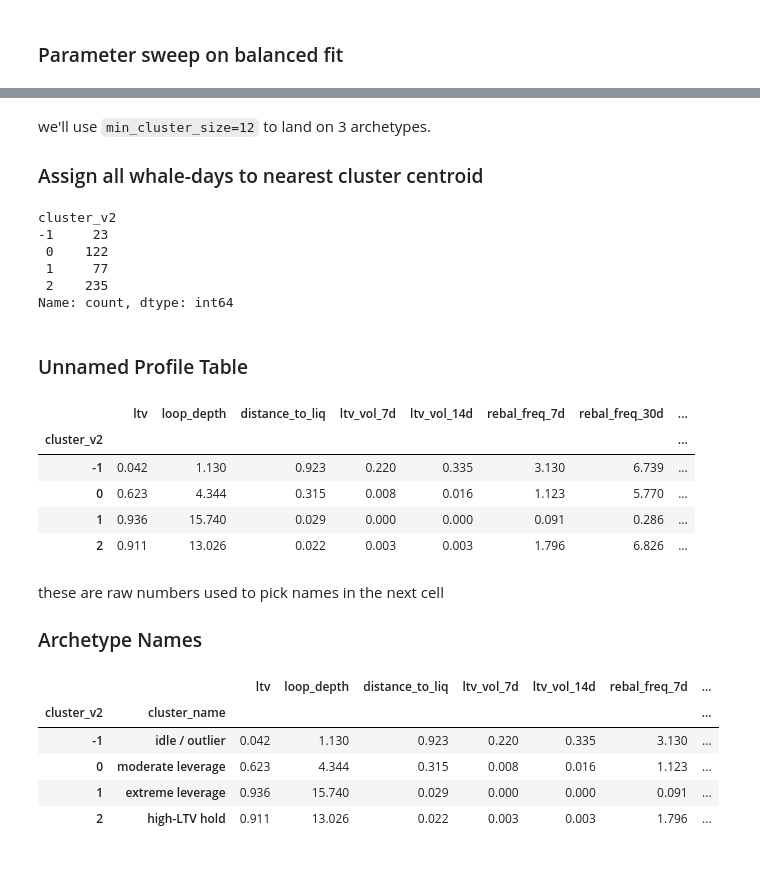
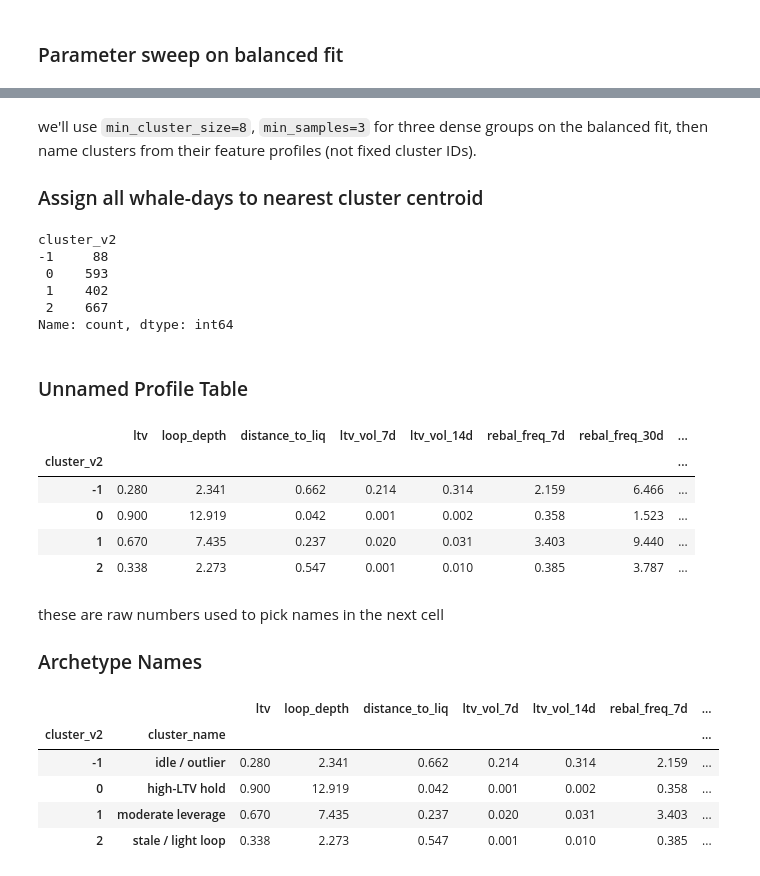
Before and after one commit to Igluminati/recursive-leverage-defi, a Jupyter notebook: analysis/whale-archetypes/03_balanced_clustering.ipynb, the cells around one changed output, grey strips where cells are left out. Cells and saved outputs as stored; diff of their text form; code cells hidden in the pictures.

```diff
--- a/analysis/whale-archetypes/03_balanced_clustering.ipynb
+++ b/analysis/whale-archetypes/03_balanced_clustering.ipynb
@@ -32,5 +32,5 @@ X = scaler.transform(panel[FEATURES].fillna(medians))
 # %%
-fit_pool = panel[panel["whale_id"] != "W-7"]
+fit_pool = panel[panel.groupby("whale_id")["whale_id"].transform("count") >= 8]
 rng = np.random.default_rng(42)
 n_per = fit_pool.groupby("whale_id").size().min()
 idx = [i for _, g in fit_pool.groupby("whale_id") for i in rng.choice(g.index, n_per, replace=False)]
@@ -69,10 +69,12 @@ Name: count, dtype: int64
 # %% [markdown]
-we'll use `min_cluster_size=12` to land on 3 archetypes.
+we'll use `min_cluster_size=8`, `min_samples=3` for three dense groups on the balanced fit, then name clusters from their feature profiles (not fixed cluster IDs).
 
 ### Assign all whale-days to nearest cluster centroid
 # %%
-labels_bal = hdbscan.HDBSCAN(min_cluster_size=12, min_samples=5).fit_predict(X_bal)
+labels_bal = hdbscan.HDBSCAN(min_cluster_size=8, min_samples=3).fit_predict(X_bal)
 clusters = sorted(c for c in set(labels_bal) if c >= 0)
+if not clusters:
+    raise ValueError("HDBSCAN found no clusters — lower min_cluster_size or widen fit_pool.")
 centroids = np.array([X_bal[labels_bal == c].mean(axis=0) for c in clusters])
 dists = cdist(X, centroids)
 panel["cluster_v2"] = [clusters[i] for i in np.argmin(dists, axis=1)]
@@ -80,10 +82,10 @@ panel.loc[dists.min(axis=1) > np.percentile(dists.min(axis=1), 95), "cluster_v2"
 print(panel["cluster_v2"].value_counts().sort_index())
 # %% [output]
 cluster_v2
--1     23
- 0    122
- 1     77
- 2    235
+-1     88
+ 0    593
+ 1    402
+ 2    667
 Name: count, dtype: int64
 # %% [markdown]
 ### Unnamed Profile Table
@@ -92,28 +94,33 @@ panel.groupby("cluster_v2")[FEATURES].mean().round(3)
 # %% [output]
 |  | ltv | loop_depth | distance_to_liq | ltv_vol_7d | ltv_vol_14d | rebal_freq_7d | rebal_freq_30d | ... |
 | cluster_v2 |  |  |  |  |  |  |  | ... |
-| -1 | 0.042 | 1.130 | 0.923 | 0.220 | 0.335 | 3.130 | 6.739 | ... |
-| 0 | 0.623 | 4.344 | 0.315 | 0.008 | 0.016 | 1.123 | 5.770 | ... |
-| 1 | 0.936 | 15.740 | 0.029 | 0.000 | 0.000 | 0.091 | 0.286 | ... |
-| 2 | 0.911 | 13.026 | 0.022 | 0.003 | 0.003 | 1.796 | 6.826 | ... |
+| -1 | 0.280 | 2.341 | 0.662 | 0.214 | 0.314 | 2.159 | 6.466 | ... |
+| 0 | 0.900 | 12.919 | 0.042 | 0.001 | 0.002 | 0.358 | 1.523 | ... |
+| 1 | 0.670 | 7.435 | 0.237 | 0.020 | 0.031 | 3.403 | 9.440 | ... |
+| 2 | 0.338 | 2.273 | 0.547 | 0.001 | 0.010 | 0.385 | 3.787 | ... |
 # %% [markdown]
 these are raw numbers used to pick names in the next cell
 
 ### Archetype Names
 # %%
-CLUSTER_LABELS = {
-    -1: "idle / outlier",
-    0: "moderate leverage",
-    1: "extreme leverage",
-    2: "high-LTV hold",
-}
+prof = panel[panel["cluster_v2"] >= 0].groupby("cluster_v2")[["ltv", "loop_depth", "days_since_rebalance"]].mean()
+remaining = list(prof.index)
+name_map = {}
+hi = prof["ltv"].idxmax()
+name_map[hi] = "high-LTV hold"
+remaining.remove(hi)
+mod = prof.loc[remaining, "days_since_rebalance"].idxmin()
+name_map[mod] = "moderate leverage"
+remaining.remove(mod)
+name_map[remaining[0]] = "stale / light loop"
+CLUSTER_LABELS = {-1: "idle / outlier", **name_map}
 panel["cluster_name"] = panel["cluster_v2"].map(CLUSTER_LABELS)
 panel.groupby(["cluster_v2", "cluster_name"])[FEATURES].mean().round(3)
 # %% [output]
 |  |  | ltv | loop_depth | distance_to_liq | ltv_vol_7d | ltv_vol_14d | rebal_freq_7d | ... |
 | cluster_v2 | cluster_name |  |  |  |  |  |  | ... |
-| -1 | idle / outlier | 0.042 | 1.130 | 0.923 | 0.220 | 0.335 | 3.130 | ... |
-| 0 | moderate leverage | 0.623 | 4.344 | 0.315 | 0.008 | 0.016 | 1.123 | ... |
-| 1 | extreme leverage | 0.936 | 15.740 | 0.029 | 0.000 | 0.000 | 0.091 | ... |
-| 2 | high-LTV hold | 0.911 | 13.026 | 0.022 | 0.003 | 0.003 | 1.796 | ... |
+| -1 | idle / outlier | 0.280 | 2.341 | 0.662 | 0.214 | 0.314 | 2.159 | ... |
+| 0 | high-LTV hold | 0.900 | 12.919 | 0.042 | 0.001 | 0.002 | 0.358 | ... |
+| 1 | moderate leverage | 0.670 | 7.435 | 0.237 | 0.020 | 0.031 | 3.403 | ... |
+| 2 | stale / light loop | 0.338 | 2.273 | 0.547 | 0.001 | 0.010 | 0.385 | ... |
 # %% [markdown]
```
Also changed, not shown: parts of 10 cells of this notebook, 7 other files.
